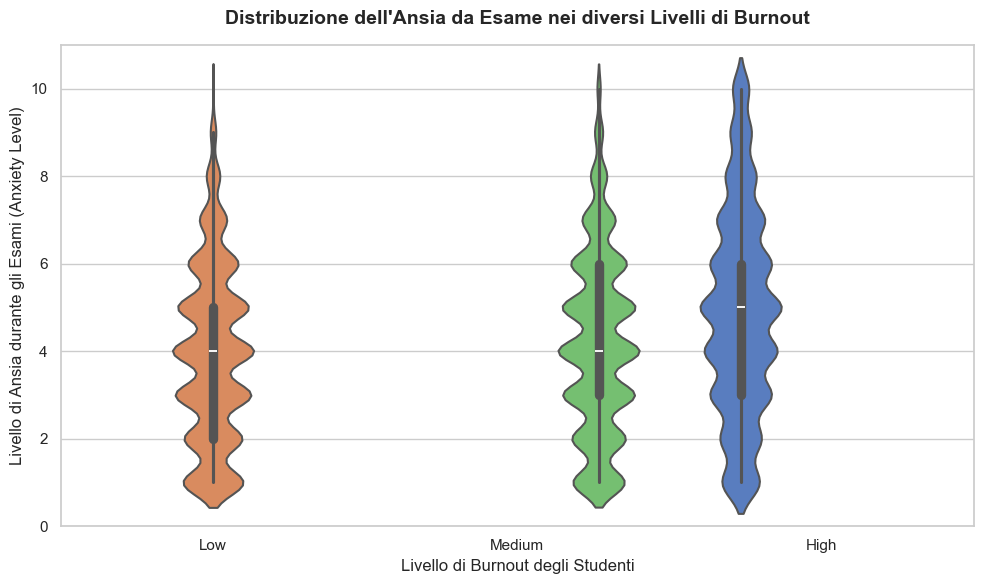
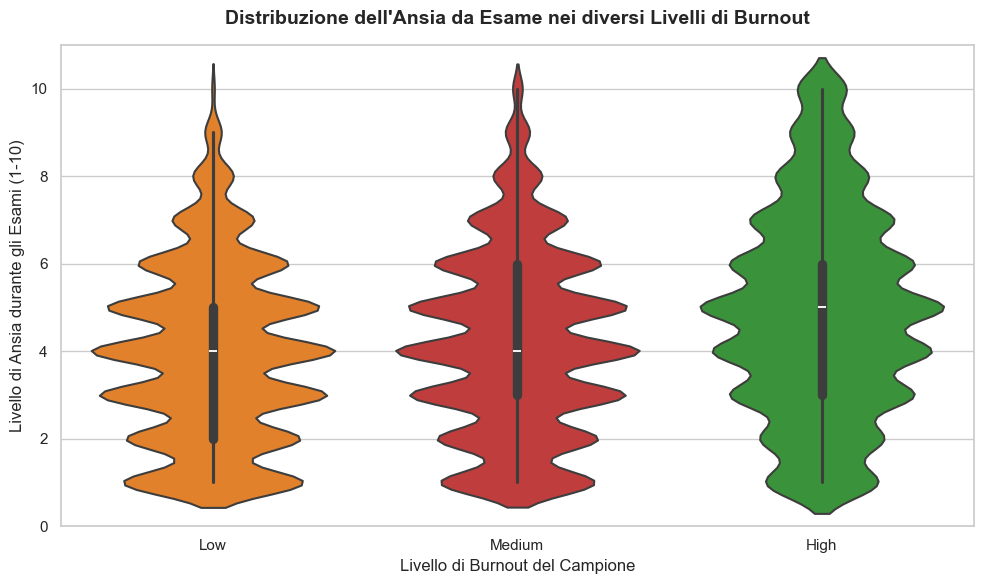
The notebook cell's code change between the first figure and the second:
--- before
+++ after
@@ -3,5 +3,5 @@
 import seaborn as sns
 
-# 1. Prepariamo un DataFrame temporaneo unendo l'ansia e il target
+# 1. Preparazione pulita del DataFrame
 df_violin = pd.DataFrame({
     'Anxiety_Level': X_train['Anxiety_Level_During_Exams'],
@@ -9,35 +9,44 @@
 })
 
-# 2. Convertiamo i codici numerici (0, 1, 2) nei rispettivi nomi per una lettura chiara
-# Scommenta le righe sotto se nel tuo y_train sono rimasti gli interi dopo i passaggi precedenti
-# mappa_nomi = {0: 'Low', 1: 'Medium', 2: 'High'}
-# df_violin['Burnout'] = df_violin['Burnout'].map(mappa_nomi)
+# 2. Normalizzazione del testo per evitare disallineamenti
+# Convertiamo in stringa e puliamo da eventuali spazi nascosti
+df_violin['Burnout'] = df_violin['Burnout'].astype(str).str.strip()
 
-# Assicuriamoci che l'ordine delle categorie sia corretto sul grafico da sinistra a destra
-ordine_classi = ['Low', 'Medium', 'High']
-df_violin['Burnout'] = pd.Categorical(df_violin['Burnout'], categories=ordine_classi, ordered=True)
+# Mappiamo i valori nel caso in cui nel dataset ci siano ancora i numeri 0, 1, 2
+mappa_nomi = {'0': 'Low', '1': 'Medium', '2': 'High', '0.0': 'Low', '1.0': 'Medium', '2.0': 'High'}
+df_violin['Burnout'] = df_violin['Burnout'].replace(mappa_nomi)
 
-# 3. Configurazione del grafico
+# Definiamo l'ordine esatto in cui vogliamo vedere i violini sul grafico
+ordine_colonne = ['Low', 'Medium', 'High']
+
+# 3. Configurazione del grafico e dei colori della tua immagine originale
 plt.figure(figsize=(10, 6))
 sns.set_theme(style="whitegrid")
 
-# Disegniamo il violin plot
+palette_originale = {
+    'Low': '#ff7f0e',     # Arancione/Giallo
+    'Medium': '#d62728',  # Rosso
+    'High': '#2ca02c'     # Verde
+}
+
+# Disegniamo il violino forzando l'ordine di visualizzazione centrale
 sns.violinplot(
     data=df_violin,
     x='Burnout',
     y='Anxiety_Level',
-    hue='Burnout',               # Colora i violini in base alla classe
-    palette='muted',             # Tavolozza di colori elegante e non troppo aggressiva
-    inner='box',                 # Inserisce un mini-boxplot all'interno per mostrare mediana e quartili
+    order=ordine_colonne,         # <--- Forza il posizionamento perfetto senza saltare il centro
+    hue='Burnout', 
+    palette=palette_originale,
+    inner='box',                  # Boxplot interno con mediana e quartili
     linewidth=1.5,
-    legend=False                 # Nasconde la legenda ridondante visto che l'asse X è già esplicativo
+    legend=False
 )
 
-# 4. Personalizzazione estetica e titoli
+# 4. Pulizia estetica, etichette e limiti degli assi
 plt.title("Distribuzione dell'Ansia da Esame nei diversi Livelli di Burnout", fontsize=14, pad=15, fontweight='bold')
-plt.xlabel("Livello di Burnout degli Studenti", fontsize=12)
-plt.ylabel("Livello di Ansia durante gli Esami (Anxiety Level)", fontsize=12)
+plt.xlabel("Livello di Burnout del Campione", fontsize=12)
+plt.ylabel("Livello di Ansia durante gli Esami (1-10)", fontsize=12)
 
-# Fissiamo i limiti dell'asse Y se la scala dell'ansia va da 1 a 10
+# Fissiamo l'intervallo dell'asse Y per dare stabilità visiva (scala 1-10)
 plt.ylim(0, 11) 
 

Commit: variazioni